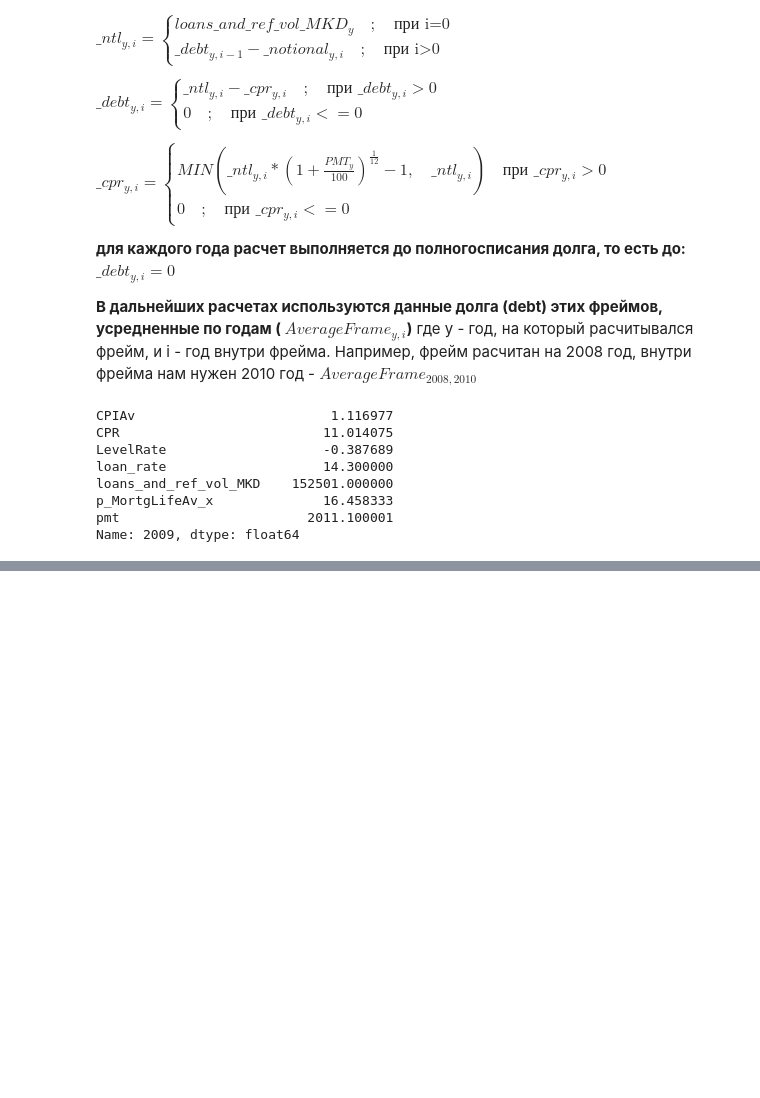
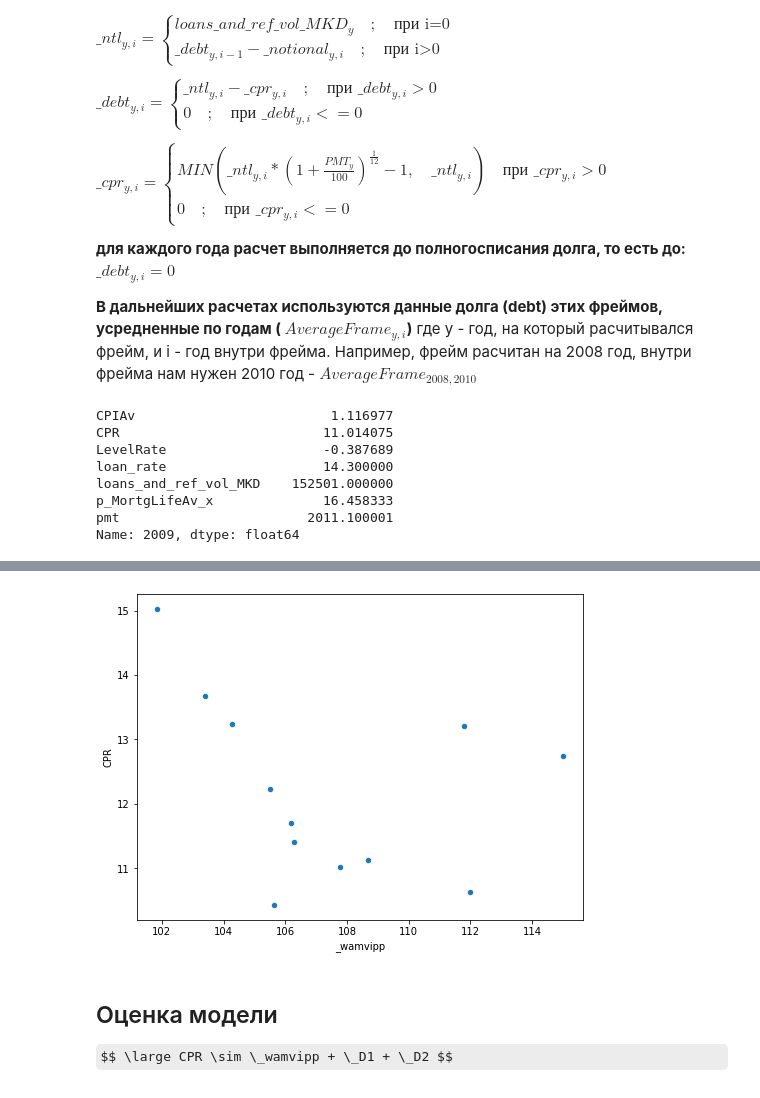
Before and after one commit to amsergeev/AIGK_j, a Jupyter notebook: EARLY_REPAYMENT/repaymnt.ipynb, the cells around one changed output, grey strips where cells are left out. Cells and saved outputs as stored; diff of their text form; code cells hidden in the pictures; some formulas as TeX source; blank space fills up the shorter version.

Commit message:
Some results for REPAYMENT model

```diff
--- a/EARLY_REPAYMENT/repaymnt.ipynb
+++ b/EARLY_REPAYMENT/repaymnt.ipynb
@@ -266,6 +269,7 @@ $$
 $$
 # %%
 repay_e.pdfWork['_IPCgeo']=repay_e.pdfWork['CPIAv'].rolling(5).apply(gmean)
+repay_e.pdfWork['_XIPCgeo']=1/repay_e.pdfWork['_IPCgeo']
 
 def _calc_waropml_x1(x):
     _x1=((x['loan_rate'] * x['loans_and_ref_vol_MKD']) /
@@ -371,0 +381,4 @@ repay_e.pdfWork
+# %%
+repay_e.pdfWork['_wamvipp']=(repay_e.pdfWork['_waropml'] *
+                             (1 - (repay_e.pdfWork['_XIPCgeo']**repay_e.pdfWork['_wadrpml'])) /  (1-repay_e.pdfWork['_XIPCgeo']))
+repay_e.pdfWork
@@ -371,0 +406,9 @@ repay_e.pdfWork
+# %%
+repay_e.pdfWork['_D1']=0
+repay_e.pdfWork.loc[2015, '_D1']=1
+
+repay_e.pdfWork['_D2']=0
+repay_e.pdfWork.loc[(2017, 2018), '_D2']=1
+
+repay_e.pdfXY=repay_e.pdfWork[['CPR', '_wamvipp', '_D1', '_D2']]
+repay_e.pdfXY
@@ -371,0 +434,8 @@ repay_e.pdfWork
+# %%
+repay_e.pdfXY.plot.scatter('_wamvipp', 'CPR', figsize=(8, 6));
+# %% [output]
+[figure, added]
+# %% [markdown]
+## Оценка модели
+
+$$ \large CPR \sim \_wamvipp + \_D1 + \_D2 $$
```
Also changed, not shown: parts of 11 cells of this notebook, 1 other file.
